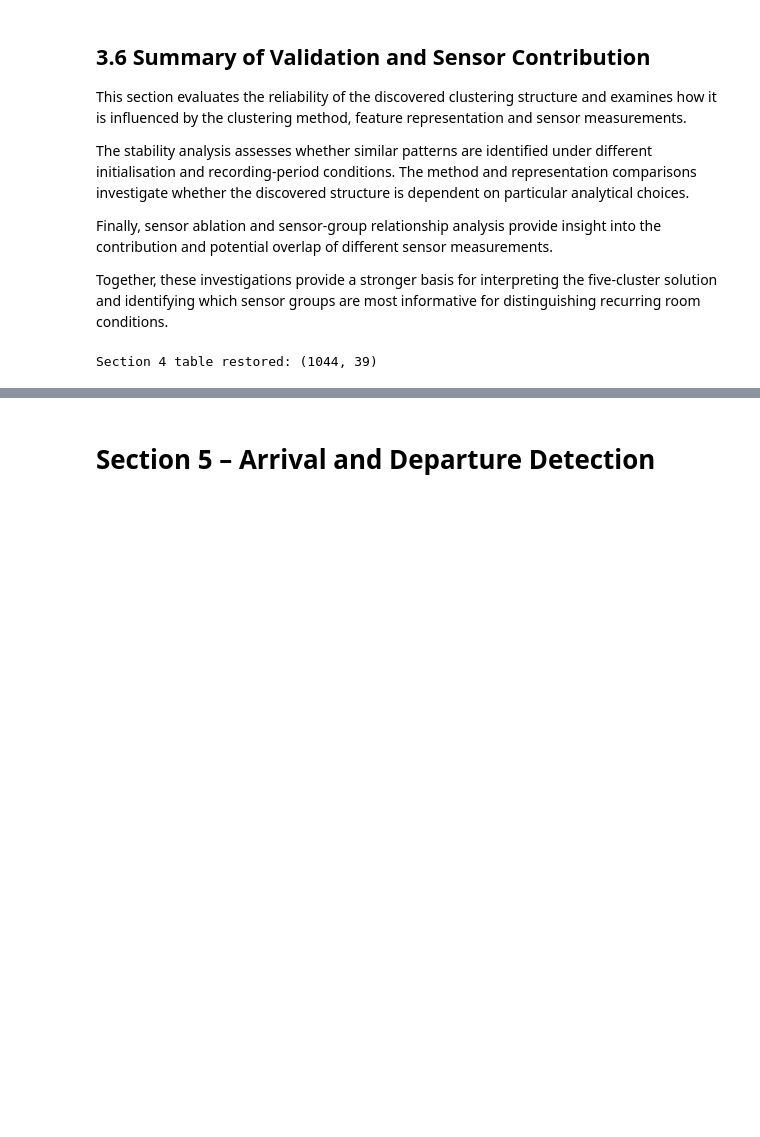
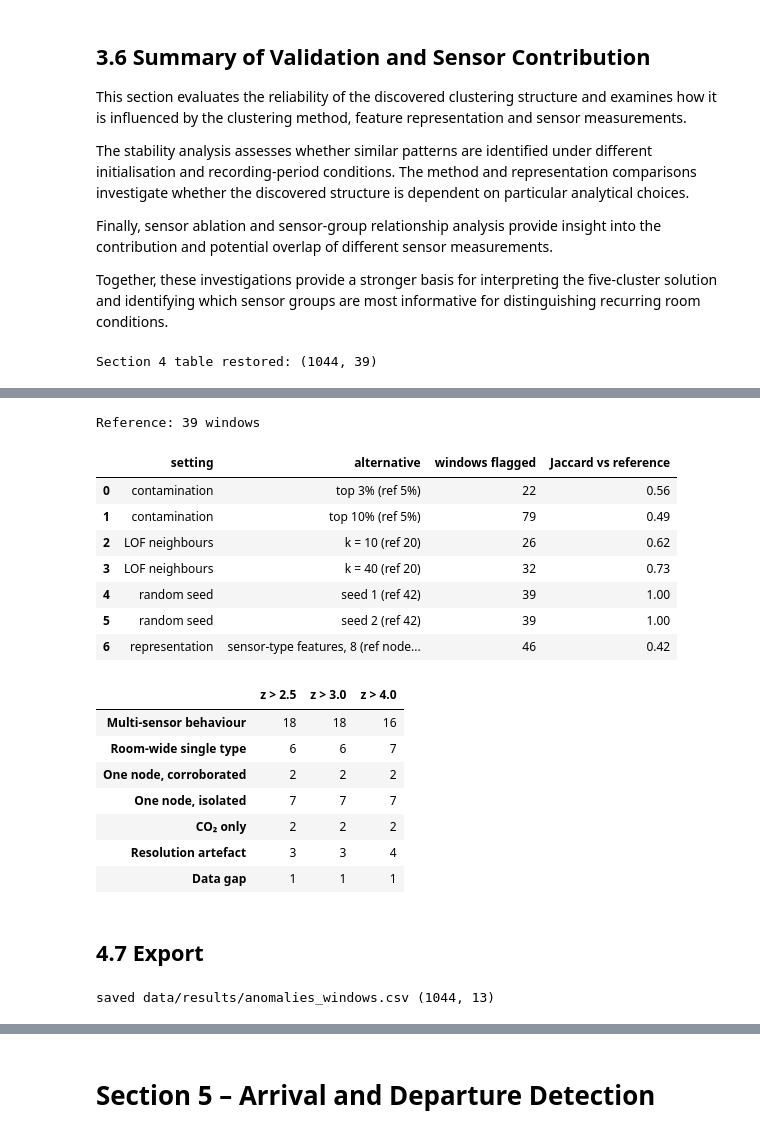
Before and after one commit to kirtankathiriya/DSA8003_Group_Data_Mining, a Jupyter notebook: DSA8003_Group_5_Code.ipynb, the cells around one changed output, grey strips where cells are left out. Drawn from its saved outputs; the diff is of its cells as text; code cells hidden in the pictures; blank space fills up the shorter version.

```diff
--- a/DSA8003_Group_5_Code.ipynb
+++ b/DSA8003_Group_5_Code.ipynb
@@ -2704,0 +2128,51 @@ These results suggest that unusual sensor behaviour may be associated with room
+# %%
+ref = set(W.index[W["anomaly"]])
+jac = lambda s: len(ref & s) / max(len(ref | s), 1)
+
+def consensus(scores, top=TOP):
+    p = scores.rank(pct=True)
+    return set(W.index[(p[STATE_SCORES] >= 1 - top).sum(axis=1) >= 2])
+
+rows_s = []
+for top in [0.03, 0.10]:
+    s = consensus(A, top); rows_s.append(("contamination", f"top {top:.0%} (ref 5%)", len(s), jac(s)))
+for k in [10, 40]:
+    s = consensus(anomaly_scores(XA, W["cluster"].to_numpy(), lof_k=k)); rows_s.append(("LOF neighbours", f"k = {k} (ref 20)", len(s), jac(s)))
+for seed in [1, 2]:
+    s = consensus(anomaly_scores(XA, W["cluster"].to_numpy(), seed=seed)); rows_s.append(("random seed", f"seed {seed} (ref 42)", len(s), jac(s)))
+s = consensus(anomaly_scores(X_type.values, W["cluster"].to_numpy()))
+rows_s.append(("representation", "sensor-type features, 8 (ref node-level, 24)", len(s), jac(s)))
+sens_tab = pd.DataFrame(rows_s, columns=["setting", "alternative", "windows flagged", "Jaccard vs reference"])
+print(f"Reference: {len(ref)} windows"); display(sens_tab.round(2))
+
+# do the categories change with the driver threshold?
+cat_sens = pd.DataFrame({f"z > {t}": pd.Series([categorise(i, z_thr=t)[0] for i in flagged]).value_counts()
+                         for t in [2.5, 3.0, 4.0]}).reindex(CATS).fillna(0).astype(int)
+cat_sens
+# %% [output]
+Reference: 39 windows
+|  | setting | alternative | windows flagged | Jaccard vs reference |
+| 0 | contamination | top 3% (ref 5%) | 22 | 0.56 |
+| 1 | contamination | top 10% (ref 5%) | 79 | 0.49 |
+| 2 | LOF neighbours | k = 10 (ref 20) | 26 | 0.62 |
+| 3 | LOF neighbours | k = 40 (ref 20) | 32 | 0.73 |
+| 4 | random seed | seed 1 (ref 42) | 39 | 1.00 |
+| 5 | random seed | seed 2 (ref 42) | 39 | 1.00 |
+| 6 | representation | sensor-type features, 8 (ref node... | 46 | 0.42 |
+|  | z > 2.5 | z > 3.0 | z > 4.0 |
+| Multi-sensor behaviour | 18 | 18 | 16 |
+| Room-wide single type | 6 | 6 | 7 |
+| One node, corroborated | 2 | 2 | 2 |
+| One node, isolated | 7 | 7 | 7 |
+| CO₂ only | 2 | 2 | 2 |
+| Resolution artefact | 3 | 3 | 4 |
+| Data gap | 1 | 1 | 1 |
+# %% [markdown]
+## 4.7 Export
+# %%
+out = W[["segment", "win", "start", "cluster", "cluster_name", "anomaly", "anomaly_votes",
+         "anomaly_category", "anomaly_drivers"]].join(A.add_prefix("score_"))
+out.to_csv("data/results/anomalies_windows.csv", index=False)
+print("saved data/results/anomalies_windows.csv", out.shape)
+# %% [output]
+saved data/results/anomalies_windows.csv (1044, 13)
```
Also changed, not shown: parts of 59 cells of this notebook.
